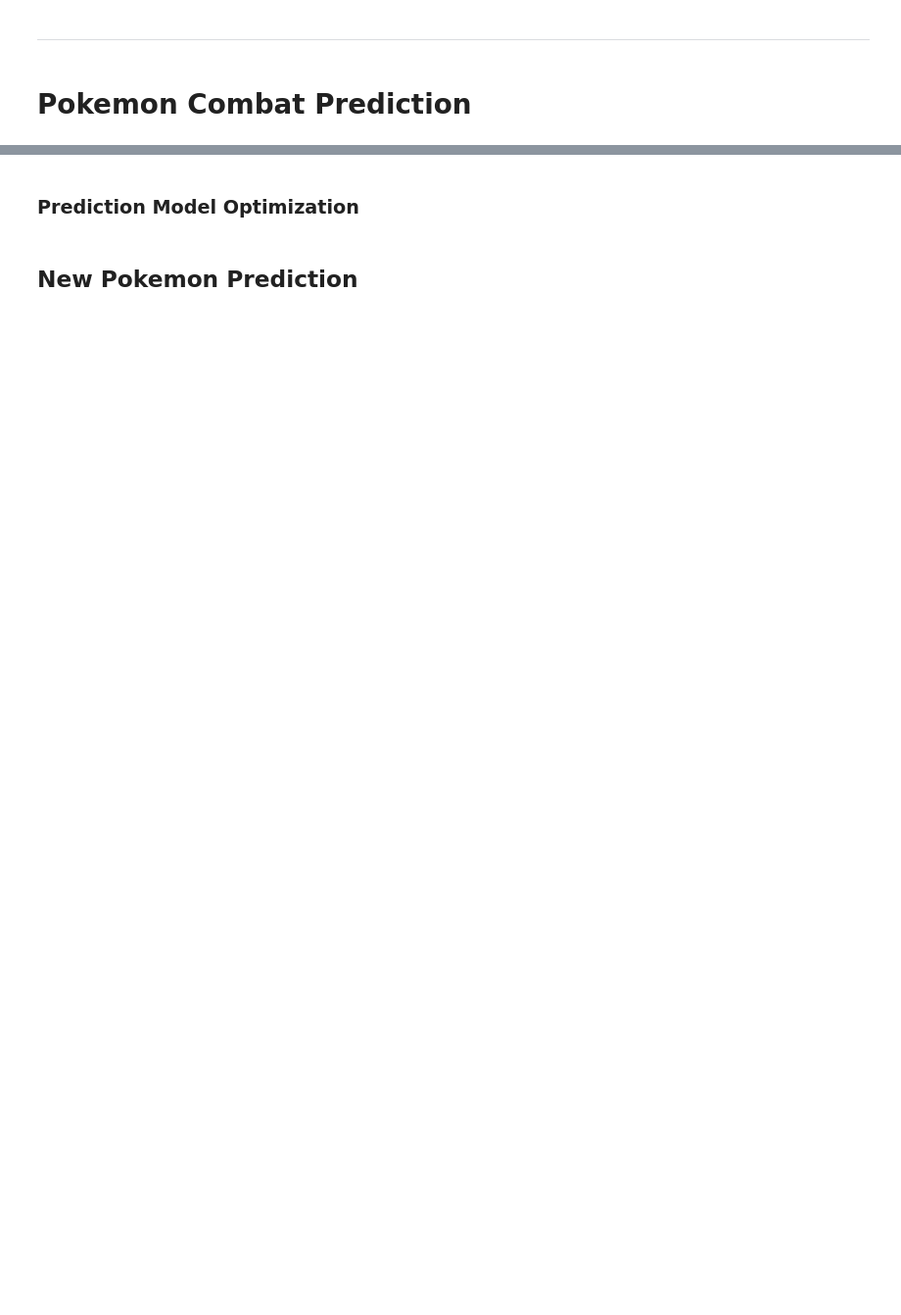
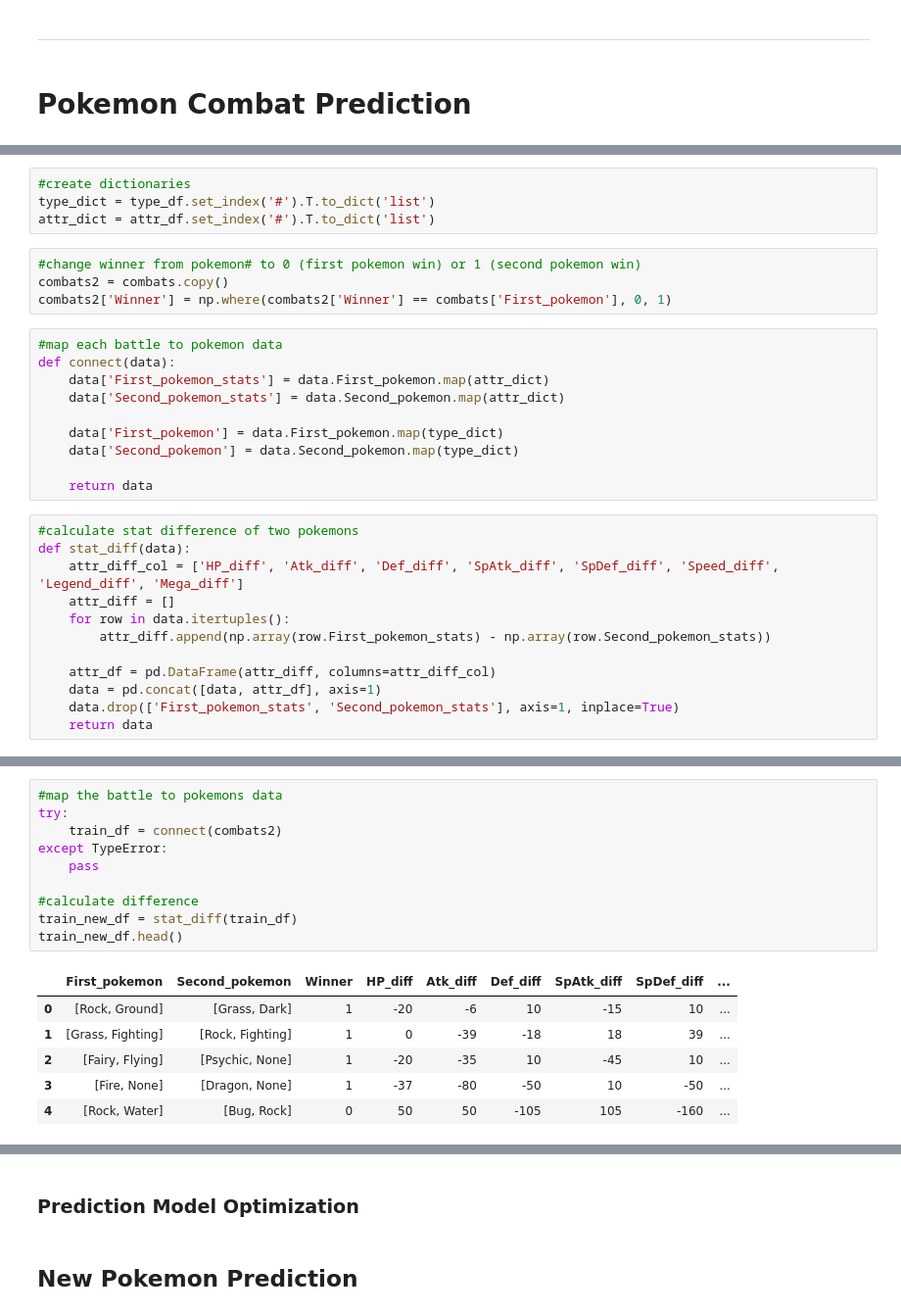
Before and after one commit to gillian850413/COMP4912, a Jupyter notebook: Notebook/Pokemon_Week7.ipynb, the cells around one changed output, grey strips where cells are left out. Shown at 98% size. Drawn from its saved outputs; the diff is of its cells as text; blank space fills up the shorter version.

```diff
--- a/Notebook/Pokemon_Week7.ipynb
+++ b/Notebook/Pokemon_Week7.ipynb
@@ -772,0 +784,30 @@ tests = pd.read_csv("/Users/gillianchiang/Desktop/Course/year4_sem2/COMP4912/Dat
+# %%
+#create dictionaries
+type_dict = type_df.set_index('#').T.to_dict('list')
+attr_dict = attr_df.set_index('#').T.to_dict('list')
+# %%
+#change winner from pokemon# to 0 (first pokemon win) or 1 (second pokemon win)
+combats2 = combats.copy()
+combats2['Winner'] = np.where(combats2['Winner'] == combats['First_pokemon'], 0, 1)
+# %%
+#map each battle to pokemon data
+def connect(data):
+    data['First_pokemon_stats'] = data.First_pokemon.map(attr_dict)
+    data['Second_pokemon_stats'] = data.Second_pokemon.map(attr_dict)
+
+    data['First_pokemon'] = data.First_pokemon.map(type_dict)
+    data['Second_pokemon'] = data.Second_pokemon.map(type_dict)
+
+    return data
+# %%
+#calculate stat difference of two pokemons
+def stat_diff(data):
+    attr_diff_col = ['HP_diff', 'Atk_diff', 'Def_diff', 'SpAtk_diff', 'SpDef_diff', 'Speed_diff', 'Legend_diff', 'Mega_diff']
+    attr_diff = []
+    for row in data.itertuples():
+        attr_diff.append(np.array(row.First_pokemon_stats) - np.array(row.Second_pokemon_stats))
+
+    attr_df = pd.DataFrame(attr_diff, columns=attr_diff_col)
+    data = pd.concat([data, attr_df], axis=1)
+    data.drop(['First_pokemon_stats', 'Second_pokemon_stats'], axis=1, inplace=True)
+    return data
@@ -772,0 +858,17 @@ tests = pd.read_csv("/Users/gillianchiang/Desktop/Course/year4_sem2/COMP4912/Dat
+# %%
+#map the battle to pokemons data
+try:
+    train_df = connect(combats2)
+except TypeError:
+    pass
+
+#calculate difference
+train_new_df = stat_diff(train_df)
+train_new_df.head()
+# %% [output]
+|  | First_pokemon | Second_pokemon | Winner | HP_diff | Atk_diff | Def_diff | SpAtk_diff | SpDef_diff | ... |
+| 0 | [Rock, Ground] | [Grass, Dark] | 1 | -20 | -6 | 10 | -15 | 10 | ... |
+| 1 | [Grass, Fighting] | [Rock, Fighting] | 1 | 0 | -39 | -18 | 18 | 39 | ... |
+| 2 | [Fairy, Flying] | [Psychic, None] | 1 | -20 | -35 | 10 | -45 | 10 | ... |
+| 3 | [Fire, None] | [Dragon, None] | 1 | -37 | -80 | -50 | 10 | -50 | ... |
+| 4 | [Rock, Water] | [Bug, Rock] | 0 | 50 | 50 | -105 | 105 | -160 | ... |
```
Also changed, not shown: parts of 16 cells of this notebook.
